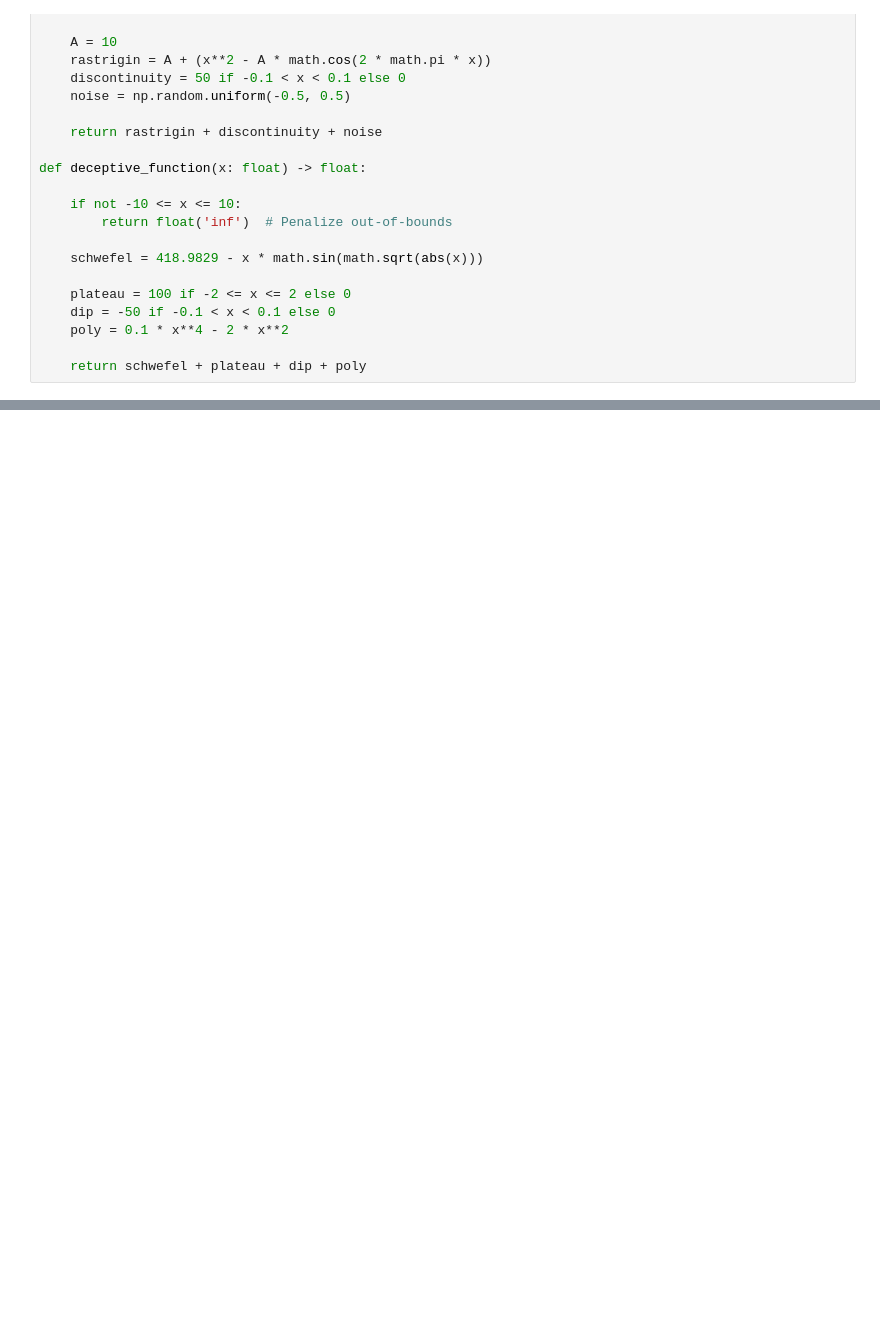
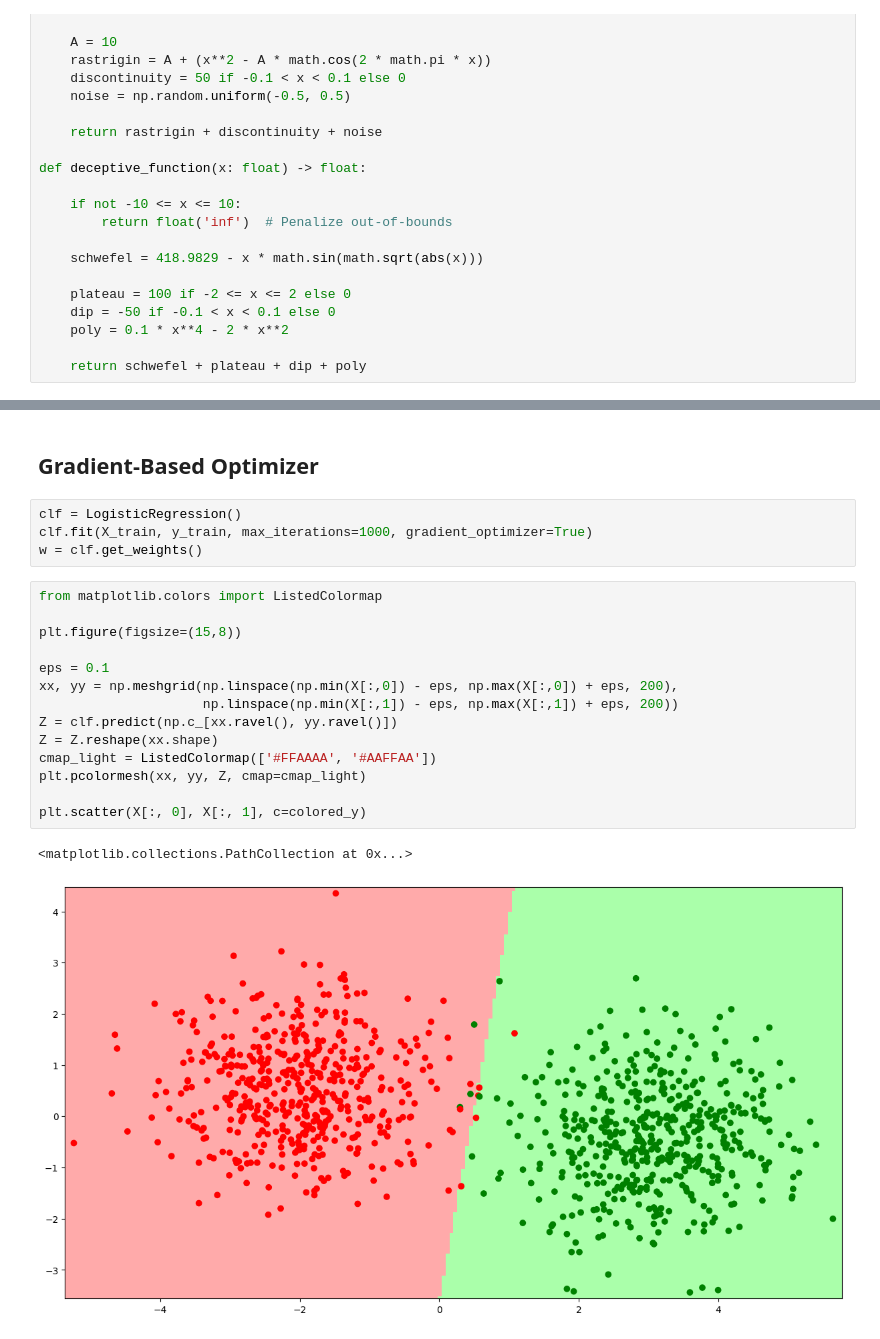
Before and after one commit to bulatsharif/Quantum-inspired-Evolutionary-Algorithms, a Jupyter notebook: paper_implementation/algorithm.ipynb, the cells around one changed output, grey strips where cells are left out. Drawn from its saved outputs; the diff is of its cells as text; blank space fills up the shorter version.

```diff
--- a/paper_implementation/algorithm.ipynb
+++ b/paper_implementation/algorithm.ipynb
@@ -353,0 +547,23 @@ visualize_2d_evolution(history_2d, population_2d, simple_2d_circle, lower_bound=
+# %% [markdown]
+## Gradient-Based Optimizer ##
+# %%
+clf = LogisticRegression()
+clf.fit(X_train, y_train, max_iterations=1000, gradient_optimizer=True)
+w = clf.get_weights()
+# %%
+from matplotlib.colors import ListedColormap
+
+plt.figure(figsize=(15,8))
+
+eps = 0.1
+xx, yy = np.meshgrid(np.linspace(np.min(X[:,0]) - eps, np.max(X[:,0]) + eps, 200),
+                     np.linspace(np.min(X[:,1]) - eps, np.max(X[:,1]) + eps, 200))
+Z = clf.predict(np.c_[xx.ravel(), yy.ravel()])
+Z = Z.reshape(xx.shape)
+cmap_light = ListedColormap(['#FFAAAA', '#AAFFAA'])
+plt.pcolormesh(xx, yy, Z, cmap=cmap_light)
+
+plt.scatter(X[:, 0], X[:, 1], c=colored_y)
+# %% [output]
+<matplotlib.collections.PathCollection at 0x...>
+[figure, added]
```
Also changed, not shown: parts of 18 cells of this notebook.
